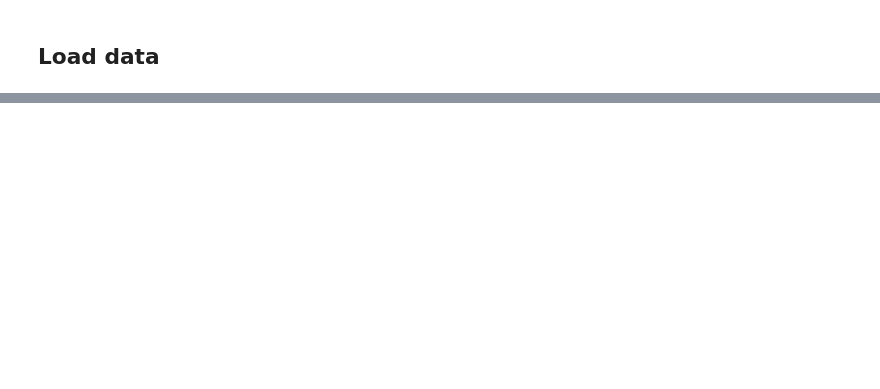
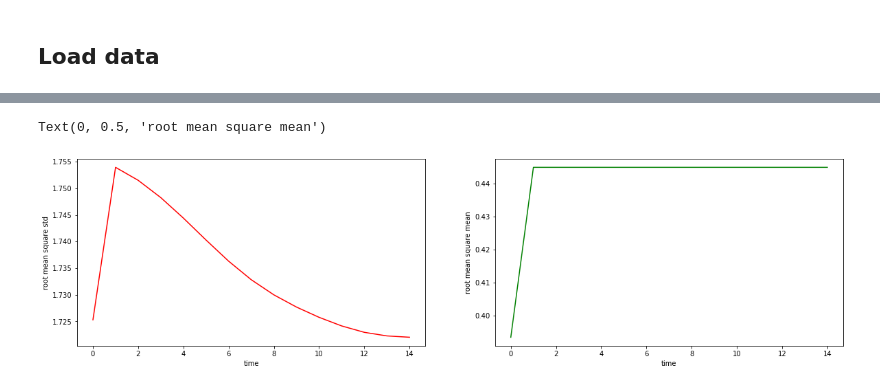
Before and after one commit to parallelworks/mdlite-workflow, a Jupyter notebook: main.ipynb, the cells around one changed output, grey strips where cells are left out. Cells and saved outputs as stored; diff of their text form; code cells hidden in the pictures; blank space fills up the shorter version.

Commit message:
Plot showed for one case
   Working on making it work for all cases

```diff
--- a/main.ipynb
+++ b/main.ipynb
@@ -291,7 +310,7 @@ All cases
 # %%
 # Just testing with one case right now
 # need to make it work for all cases
-data = pd.read_csv("../test_workflow/results/case_0/md/trj.out", sep=" ")
+data = pd.read_csv("../test_workflow/results/case_37/md/trj.out", sep=" ")
 # print(data)
 print(data.shape)
 
@@ -336,0 +363,32 @@ time
+# %%
+rt_mean_sq_std_0 = []
+rt_mean_sq_mean_0 = []
+# Loop through the time values list for each time value
+for t in t_val_0:
+    print("With time value:", t)
+    # Get x_pos, y_pos, z_pos for each time value
+    each_time = data.loc[data['time'] == t, 'x_pos':'z_pos']
+    # print(each_time)
+
+    # Get mean and std of x_pos, y_pos, z_pos for each time
+    # each_time.describe()
+
+    print("std of all position at selected time")
+    all_pos_std = each_time.std()
+    print(all_pos_std)
+
+    print("means of all position at selected time")
+    all_pos_mean = each_time.mean()
+    print(all_pos_mean)
+
+    # Calculate root mean square of std and mean
+    rt_mean_sq_std = math.sqrt((all_pos_std['x_pos'])**2 + (all_pos_std['y_pos'])**2 + (all_pos_std['z_pos'])**2)
+    print("The root mean square std:", rt_mean_sq_std)
+    rt_mean_sq_std_0.append(round(rt_mean_sq_std,6))
+
+    rt_mean_sq_mean = math.sqrt((all_pos_mean['x_pos'])**2 + (all_pos_mean['y_pos'])**2 + (all_pos_mean['z_pos'])**2)
+    print("The root mean square mean:", rt_mean_sq_mean)
+    rt_mean_sq_mean_0.append(round(rt_mean_sq_mean,6))
+
+print("The list of root mean square std list of case_0:", rt_mean_sq_std_0)
+print("The list of root mean square mean list of case_0:", rt_mean_sq_mean_0)
@@ -337,3 +441,17 @@ time
+# %%
+# Plot side by side std vs. time and mean vs. time
+fig, (ax0, ax1) = plt.subplots(1,2,figsize=(20,5))
+# ax0.plot(plot_data_std_0, 'r')
+ax0.plot(t_val_0,rt_mean_sq_std_0,'r')
+ax0.set_xlabel('time')
+ax0.set_ylabel('root mean square std')
+
+ax1.plot(t_val_0,rt_mean_sq_mean_0,'g')
+ax1.set_xlabel('time')
+ax1.set_ylabel('root mean square mean')
+# %% [output]
+Text(0, 0.5, 'root mean square mean')
+[figure, added]
 # %%
 # Get x_pos, y_pos, z_pos for each time value
 each_time = data.loc[data['time'] == 0, 'x_pos':'z_pos']
```
Also changed, not shown: parts of 10 cells of this notebook.
